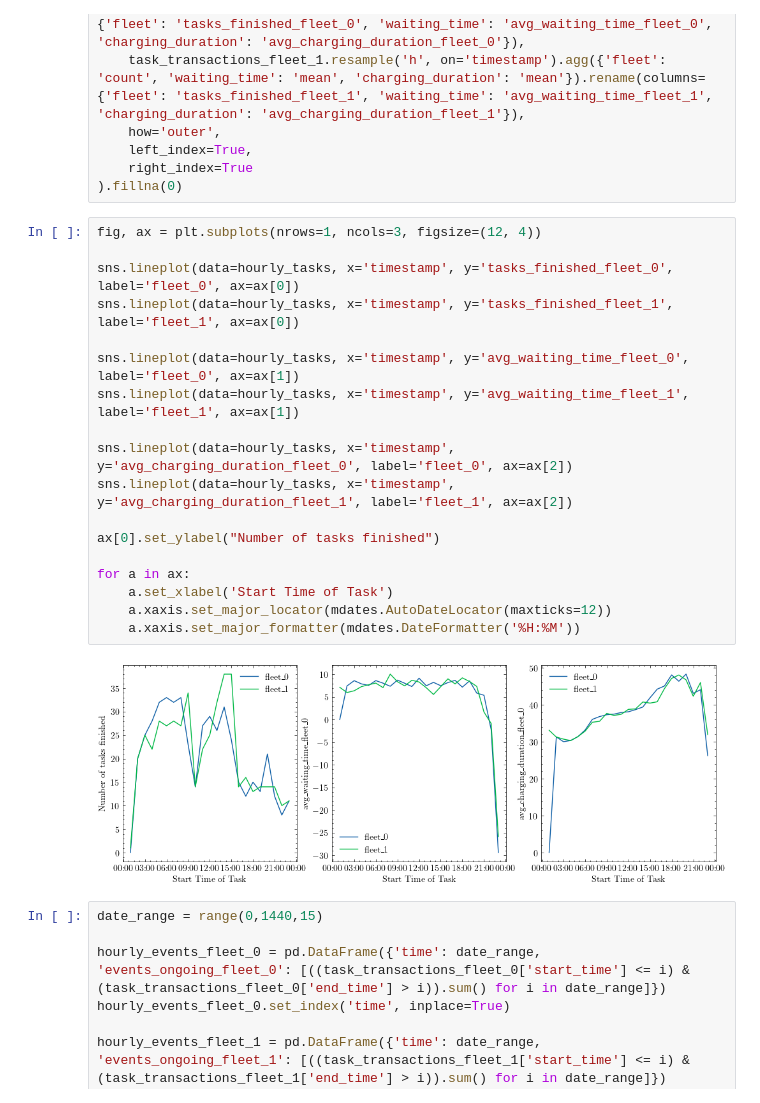
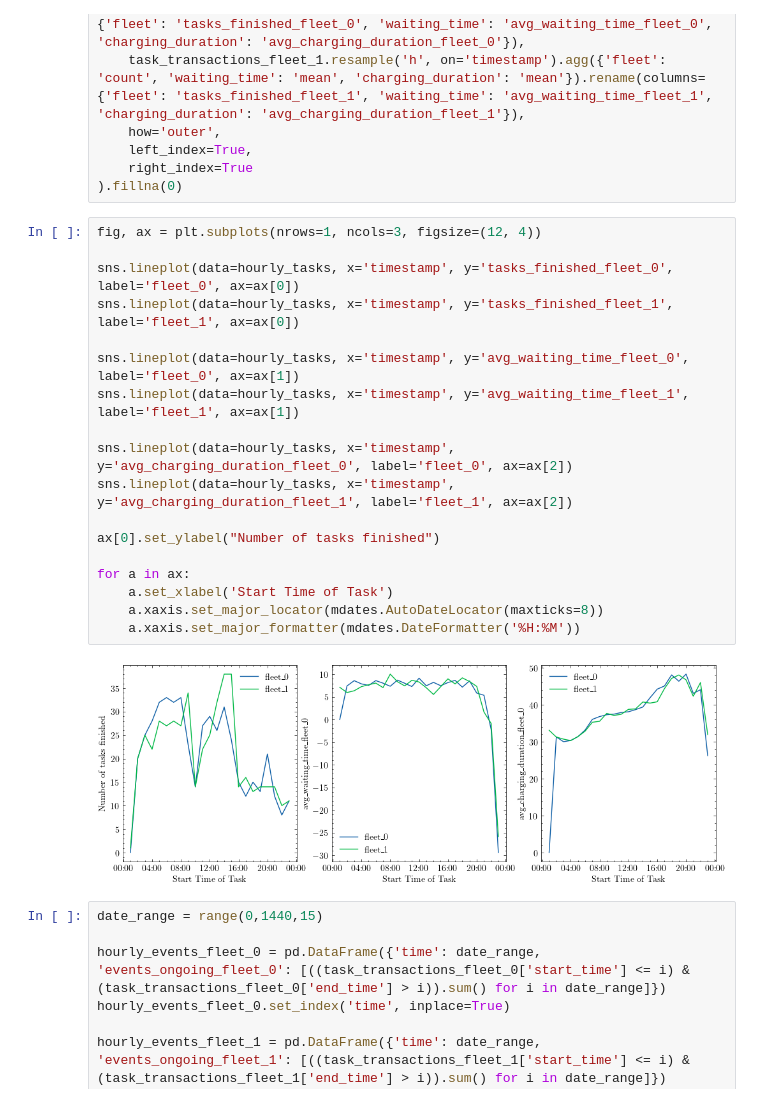
Before and after one commit to IS3UniCologne/urban-mobility-simulation, a Jupyter notebook: resources/scripts/simulation_analysis/shared_charging.ipynb, the cells around one changed output. Drawn from its saved outputs; the diff is of its cells as text.

```diff
--- a/resources/scripts/simulation_analysis/shared_charging.ipynb
+++ b/resources/scripts/simulation_analysis/shared_charging.ipynb
@@ -500,23 +498,23 @@ hourly_tasks = pd.merge(
 # %%
 fig, ax = plt.subplots(nrows=1, ncols=3, figsize=(12, 4))
 
 sns.lineplot(data=hourly_tasks, x='timestamp', y='tasks_finished_fleet_0', label='fleet_0', ax=ax[0])
 sns.lineplot(data=hourly_tasks, x='timestamp', y='tasks_finished_fleet_1', label='fleet_1', ax=ax[0])
 
 sns.lineplot(data=hourly_tasks, x='timestamp', y='avg_waiting_time_fleet_0', label='fleet_0', ax=ax[1])
 sns.lineplot(data=hourly_tasks, x='timestamp', y='avg_waiting_time_fleet_1', label='fleet_1', ax=ax[1])
 
 sns.lineplot(data=hourly_tasks, x='timestamp', y='avg_charging_duration_fleet_0', label='fleet_0', ax=ax[2])
 sns.lineplot(data=hourly_tasks, x='timestamp', y='avg_charging_duration_fleet_1', label='fleet_1', ax=ax[2])
 
 ax[0].set_ylabel("Number of tasks finished")
 
 for a in ax:
     a.set_xlabel('Start Time of Task')
-    a.xaxis.set_major_locator(mdates.AutoDateLocator(maxticks=12))
+    a.xaxis.set_major_locator(mdates.AutoDateLocator(maxticks=8))
     a.xaxis.set_major_formatter(mdates.DateFormatter('%H:%M'))
 # %% [output]
-[figure, old version]
+[figure, new version]
 # %%
 date_range = range(0,1440,15)
 
```
Also changed, not shown: parts of 16 cells of this notebook, 1 other file.
